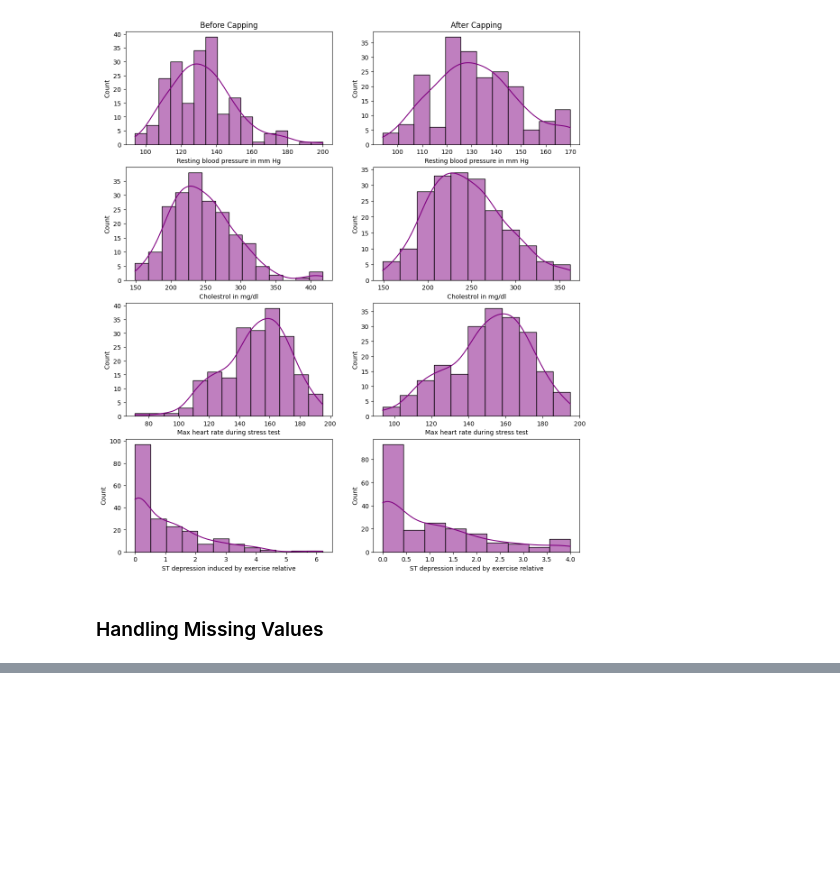
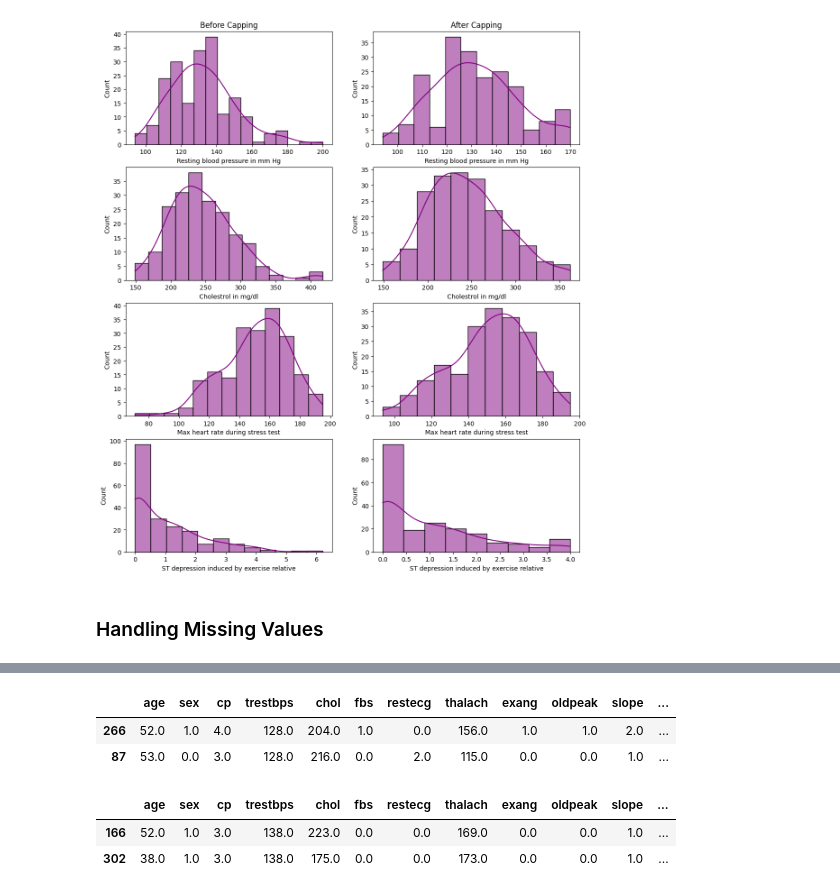
Before and after one commit to HussainAhmed202/MLProject, a Jupyter notebook: notebooks/heart_disease_prediction.ipynb, the cells around one changed output, grey strips where cells are left out. Saved outputs shown, nothing was run; the diff lists cells and outputs as text; code cells hidden in the pictures; blank space fills up the shorter version.

```diff
--- a/notebooks/heart_disease_prediction.ipynb
+++ b/notebooks/heart_disease_prediction.ipynb
@@ -532,0 +614,22 @@ plt.show()
+# %%
+from sklearn.impute import KNNImputer
+
+
+knni = KNNImputer(n_neighbors=1)
+knni.set_output(transform='pandas')
+x_train2_trf2 = knni.fit_transform(x_train2)
+x_test2_trf2 = knni.transform(x_test2)
+# %%
+# thal imputed records
+x_train2_trf2[(x_train2_trf2.index == 87)| (x_train2_trf2.index == 266)]
+# %% [output]
+|  | age | sex | cp | trestbps | chol | fbs | restecg | thalach | exang | oldpeak | slope | ... |
+| 266 | 52.0 | 1.0 | 4.0 | 128.0 | 204.0 | 1.0 | 0.0 | 156.0 | 1.0 | 1.0 | 2.0 | ... |
+| 87 | 53.0 | 0.0 | 3.0 | 128.0 | 216.0 | 0.0 | 2.0 | 115.0 | 0.0 | 0.0 | 1.0 | ... |
+# %%
+# ca imputed records
+x_train2_trf2[(x_train2_trf2.index == 166)| (x_train2_trf2.index == 302)]
+# %% [output]
+|  | age | sex | cp | trestbps | chol | fbs | restecg | thalach | exang | oldpeak | slope | ... |
+| 166 | 52.0 | 1.0 | 3.0 | 138.0 | 223.0 | 0.0 | 0.0 | 169.0 | 0.0 | 0.0 | 1.0 | ... |
+| 302 | 38.0 | 1.0 | 3.0 | 138.0 | 175.0 | 0.0 | 0.0 | 173.0 | 0.0 | 0.0 | 1.0 | ... |
```
Also changed, not shown: parts of 12 cells of this notebook.
